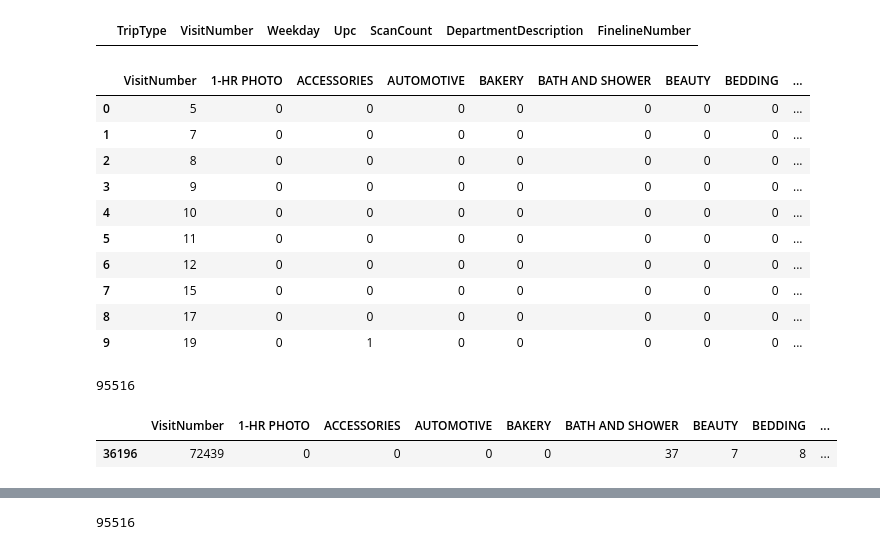
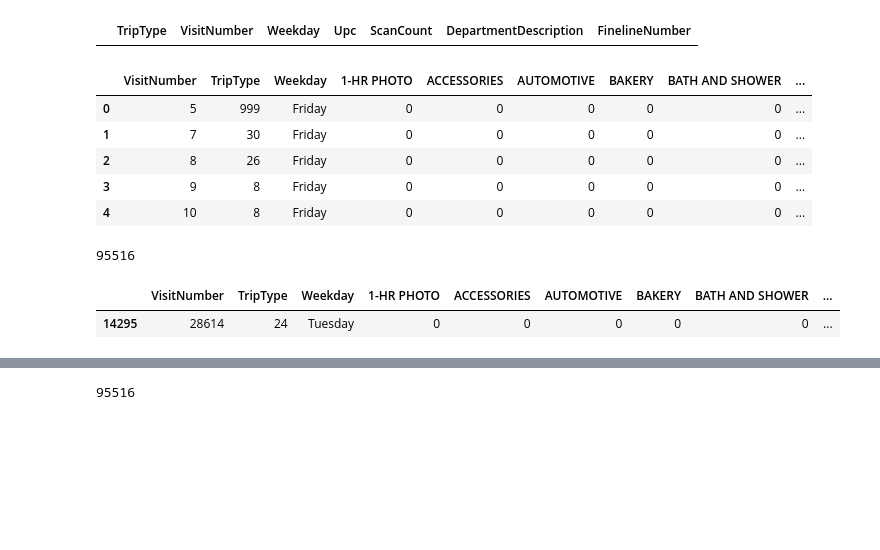
Before and after one commit to rajeshdsar/Walmart-Kaggle-Comp-Repo, a Jupyter notebook: WalMart_Capstone_1.ipynb, the cells around one changed output, grey strips where cells are left out. Cells and saved outputs as stored; diff of their text form; code cells hidden in the pictures; blank space fills up the shorter version.

```diff
--- a/WalMart_Capstone_1.ipynb
+++ b/WalMart_Capstone_1.ipynb
@@ -248,40 +253,39 @@ for name,group in grouped:
     #print('group.ScanCount',group.ScanCount,':')
     ls_dept_scan_vect = buildDeptVector(dept_scan_vect_dict,group.DepartmentDescription,group.ScanCount)
     ls_dept_scan_vect.insert(0,name)
+    ls_dept_scan_vect.insert(1,group.TripType.values[0])
+    ls_dept_scan_vect.insert(2,group.Weekday.values[0])
     new_df_list.append(ls_dept_scan_vect)
     #print('after call:',ls_dept_scan_vect,':')
 # %%
 dept_list_col_head = list(dept_list)#.insert(0,name)
 # %%
 dept_list_col_head.insert(0,'VisitNumber')
+dept_list_col_head.insert(1,'TripType')
+dept_list_col_head.insert(2,'Weekday')
 # %%
 df_visit_dept_vector = pd.DataFrame.from_records(new_df_list)
 # %%
 df_visit_dept_vector.columns=dept_list_col_head
 # %%
-df_visit_dept_vector.head(10)
+df_visit_dept_vector.head(5)
 # %% [output]
-|  | VisitNumber | 1-HR PHOTO | ACCESSORIES | AUTOMOTIVE | BAKERY | BATH AND SHOWER | BEAUTY | BEDDING | ... |
-| 0 | 5 | 0 | 0 | 0 | 0 | 0 | 0 | 0 | ... |
-| 1 | 7 | 0 | 0 | 0 | 0 | 0 | 0 | 0 | ... |
-| 2 | 8 | 0 | 0 | 0 | 0 | 0 | 0 | 0 | ... |
-| 3 | 9 | 0 | 0 | 0 | 0 | 0 | 0 | 0 | ... |
-| 4 | 10 | 0 | 0 | 0 | 0 | 0 | 0 | 0 | ... |
-| 5 | 11 | 0 | 0 | 0 | 0 | 0 | 0 | 0 | ... |
-| 6 | 12 | 0 | 0 | 0 | 0 | 0 | 0 | 0 | ... |
-| 7 | 15 | 0 | 0 | 0 | 0 | 0 | 0 | 0 | ... |
-| 8 | 17 | 0 | 0 | 0 | 0 | 0 | 0 | 0 | ... |
-| 9 | 19 | 0 | 1 | 0 | 0 | 0 | 0 | 0 | ... |
+|  | VisitNumber | TripType | Weekday | 1-HR PHOTO | ACCESSORIES | AUTOMOTIVE | BAKERY | BATH AND SHOWER | ... |
+| 0 | 5 | 999 | Friday | 0 | 0 | 0 | 0 | 0 | ... |
+| 1 | 7 | 30 | Friday | 0 | 0 | 0 | 0 | 0 | ... |
+| 2 | 8 | 26 | Friday | 0 | 0 | 0 | 0 | 0 | ... |
+| 3 | 9 | 8 | Friday | 0 | 0 | 0 | 0 | 0 | ... |
+| 4 | 10 | 8 | Friday | 0 | 0 | 0 | 0 | 0 | ... |
 # %%
 #check to see if we have got 95,516 visits
 len(df_visit_dept_vector)
 # %% [output]
 95516
 # %%
-df_visit_dept_vector[df_visit_dept_vector['VisitNumber']==72439]
+df_visit_dept_vector[df_visit_dept_vector['VisitNumber']==28614]
 # %% [output]
-|  | VisitNumber | 1-HR PHOTO | ACCESSORIES | AUTOMOTIVE | BAKERY | BATH AND SHOWER | BEAUTY | BEDDING | ... |
-| 36196 | 72439 | 0 | 0 | 0 | 0 | 37 | 7 | 8 | ... |
+|  | VisitNumber | TripType | Weekday | 1-HR PHOTO | ACCESSORIES | AUTOMOTIVE | BAKERY | BATH AND SHOWER | ... |
+| 14295 | 28614 | 24 | Tuesday | 0 | 0 | 0 | 0 | 0 | ... |
 # %%
 # concat the two dataframes df_visits and df_visit_dept_vector
 df_visits = pd.concat([df_visits.set_index('VisitNumber'),df_visit_dept_vector.set_index('VisitNumber')],axis=1).sort_index()
```
Also changed, not shown: parts of 46 cells of this notebook.
